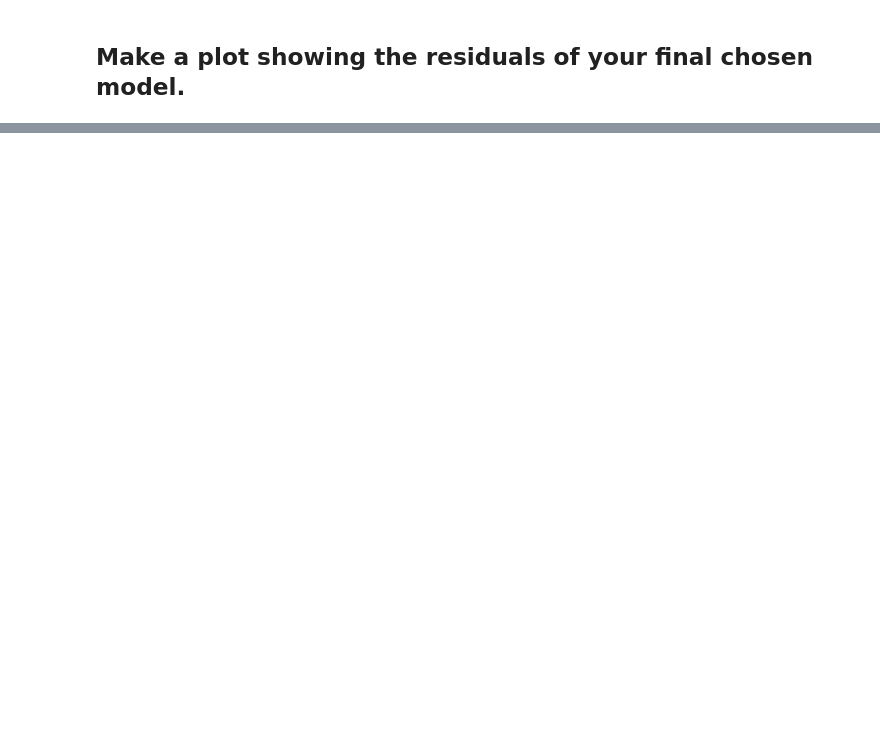
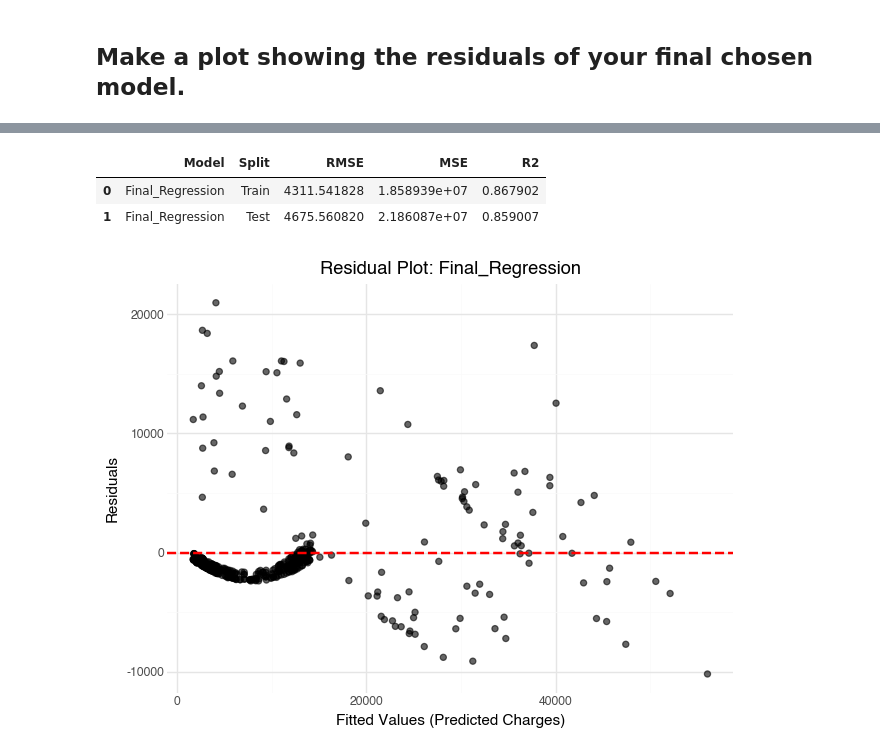
Before and after one commit to PharaohPooh/GSB_544, a Jupyter notebook: Week_6/Lab_5-Insurance_Costs.ipynb, the cells around one changed output, grey strips where cells are left out. Drawn from its saved outputs; the diff is of its cells as text; code cells hidden in the pictures; blank space fills up the shorter version.

```diff
--- a/Week_6/Lab_5-Insurance_Costs.ipynb
+++ b/Week_6/Lab_5-Insurance_Costs.ipynb
@@ -699,0 +801,66 @@ cumulative_models2
+# %%
+#Model Storage
+model_library_final = {}
+records_final = []
+# %%
+# Create interaction terms
+X_train2['age_smoker'] = X_train2['age'] * X_train2['smoker_yes']
+X_train2['bmi_smoker'] = X_train2['bmi'] * X_train2['smoker_yes']
+X_train2['sex_bmi'] = X_train2['sex_male'] * X_train2['bmi']
+X_train2['age_sex'] = X_train2['age'] * X_train2['sex_male']
+
+X_test2['age_smoker'] = X_test2['age'] * X_test2['smoker_yes']
+X_test2['bmi_smoker'] = X_test2['bmi'] * X_test2['smoker_yes']
+X_test2['sex_bmi'] = X_test2['sex_male'] * X_test2['bmi']
+X_test2['age_sex'] = X_test2['age'] * X_test2['sex_male']
+
+# Model: charges <- age + bmi + smoker + sex + smoker*age + smoker*bmi + sex*bmi + age*sex
+cols_Physical = ['age', 'bmi', 'smoker_yes', 'sex_male', 'age_smoker', 'bmi_smoker', 'sex_bmi', 'age_sex']
+model_library_final["Final_Regression"] = LinearRegression().fit(X_train2[cols_Physical], y_train2)
+
+# Train
+y_train_pred_final = model_library_final["Final_Regression"].predict(X_train2[cols_Physical])
+mse = mean_squared_error(y_train2, y_train_pred_final)
+records_final.append({
+    "Model": "Final_Regression", "Split": "Train",
+    "RMSE": np.sqrt(mse), "MSE": mse, "R2": r2_score(y_train2, y_train_pred_final)
+})
+
+# Test
+y_test_pred_final = model_library_final["Final_Regression"].predict(X_test2[cols_Physical])
+mse = mean_squared_error(y_test2, y_test_pred_final)
+records_final.append({
+    "Model": "Final_Regression", "Split": "Test",
+    "RMSE": np.sqrt(mse), "MSE": mse, "R2": r2_score(y_test2, y_test_pred_final)
+})
+
+# Display Data - Cumulative
+cumulative_models_final = (pd.DataFrame(records_final))
+cumulative_models_final
+# %% [output]
+|  | Model | Split | RMSE | MSE | R2 |
+| 0 | Final_Regression | Train | 4311.541828 | 1.858939e+07 | 0.867902 |
+| 1 | Final_Regression | Test | 4675.560820 | 2.186087e+07 | 0.859007 |
+# %%
+# Calculate residuals
+df_residuals = X_train2[cols_Physical].copy()
+df_residuals['charges'] = y_train2.values
+df_residuals['y_pred'] = model_library_final["Final_Regression"].predict(X_train2[cols_Physical])
+df_residuals['residuals'] = df_residuals['charges'] - df_residuals['y_pred']
+
+# Residual Plot
+residual_plot = (
+    p9.ggplot(df_residuals, p9.aes(x='y_pred', y='residuals'))
+    + p9.geom_point(shape='o', color='black', alpha=0.6, size=2)
+    + p9.geom_hline(yintercept=0, color='red', linetype='dashed', size=1)
+    + p9.labs(
+        title='Residual Plot: Final_Regression',
+        x='Fitted Values (Predicted Charges)',
+        y='Residuals'
+    )
+    + p9.theme_minimal()
+)
+
+residual_plot
+# %% [output]
+[figure, added]
```
Also changed, not shown: parts of 10 cells of this notebook, 4 other files.
